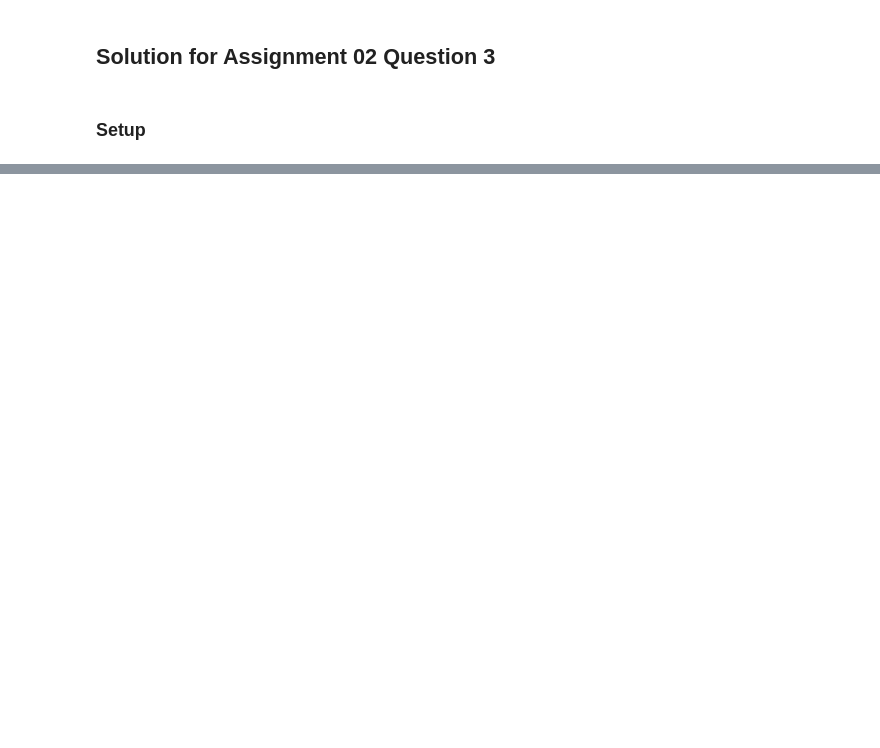
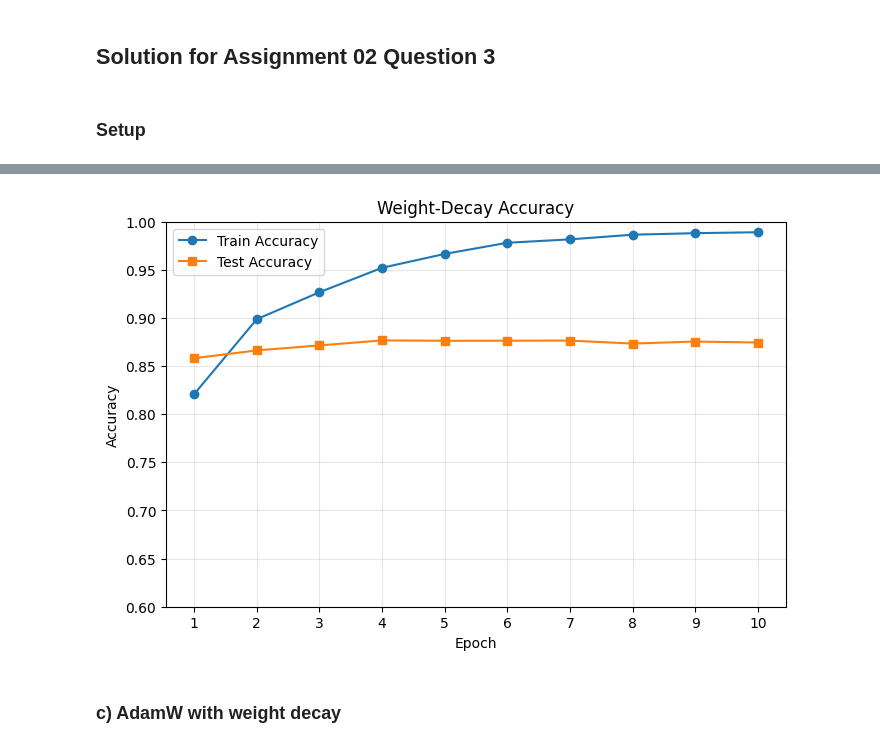
Before and after one commit to Adampi210/Purdue-ECE-69500ODL-Fall-2026-Programs, a Jupyter notebook: assignments/02/03_solution.ipynb, the cells around one changed output, grey strips where cells are left out. Cells and saved outputs as stored; diff of their text form; code cells hidden in the pictures; blank space fills up the shorter version.

```diff
--- a/assignments/02/03_solution.ipynb
+++ b/assignments/02/03_solution.ipynb
@@ -112,0 +224,6 @@ KeyboardInterrupt:
+# %%
+plot_accs("Weight-Decay Accuracy", train_accs_wd, test_accs_wd)
+# %% [output]
+[figure, added]
+# %% [markdown]
+### c) AdamW with weight decay
```
Also changed, not shown: parts of 13 cells of this notebook.
